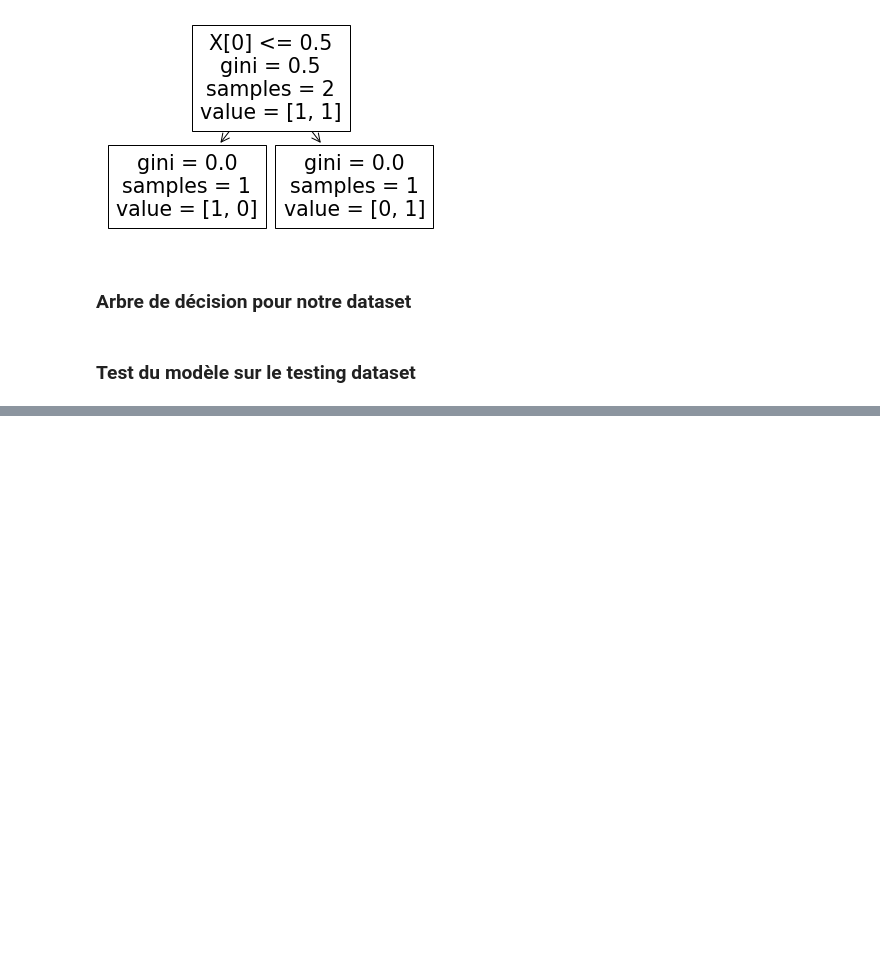
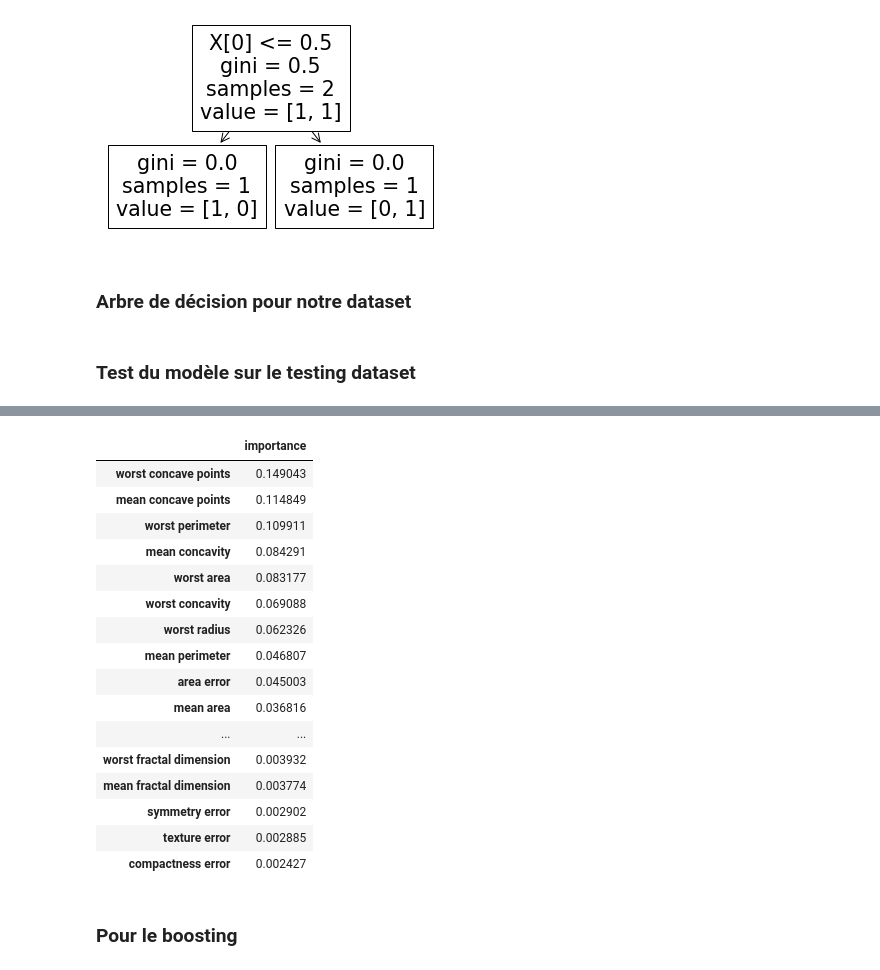
Before and after one commit to ThGail/Arbres_Decisionnels, a Jupyter notebook: Projet_App_Stat_Sujet_5.ipynb, the cells around one changed output, grey strips where cells are left out. Cells and saved outputs as stored; diff of their text form; code cells hidden in the pictures; blank space fills up the shorter version.

```diff
--- a/Projet_App_Stat_Sujet_5.ipynb
+++ b/Projet_App_Stat_Sujet_5.ipynb
@@ -155,0 +245,26 @@ Score du modèle sur le dataset de test :  0.9521276595744681
+# %%
+forest_interpretation = pd.DataFrame(forest.feature_importances_,
+                                             index = data.feature_names,
+                                             columns = ["importance"]).sort_values("importance", ascending = False)
+# %%
+forest_interpretation
+# %% [output]
+|  | importance |
+| worst concave points | 0.149043 |
+| mean concave points | 0.114849 |
+| worst perimeter | 0.109911 |
+| mean concavity | 0.084291 |
+| worst area | 0.083177 |
+| worst concavity | 0.069088 |
+| worst radius | 0.062326 |
+| mean perimeter | 0.046807 |
+| area error | 0.045003 |
+| mean area | 0.036816 |
+| ... | ... |
+| worst fractal dimension | 0.003932 |
+| mean fractal dimension | 0.003774 |
+| symmetry error | 0.002902 |
+| texture error | 0.002885 |
+| compactness error | 0.002427 |
+# %% [markdown]
+### Pour le boosting
```
Also changed, not shown: parts of 32 cells of this notebook.
